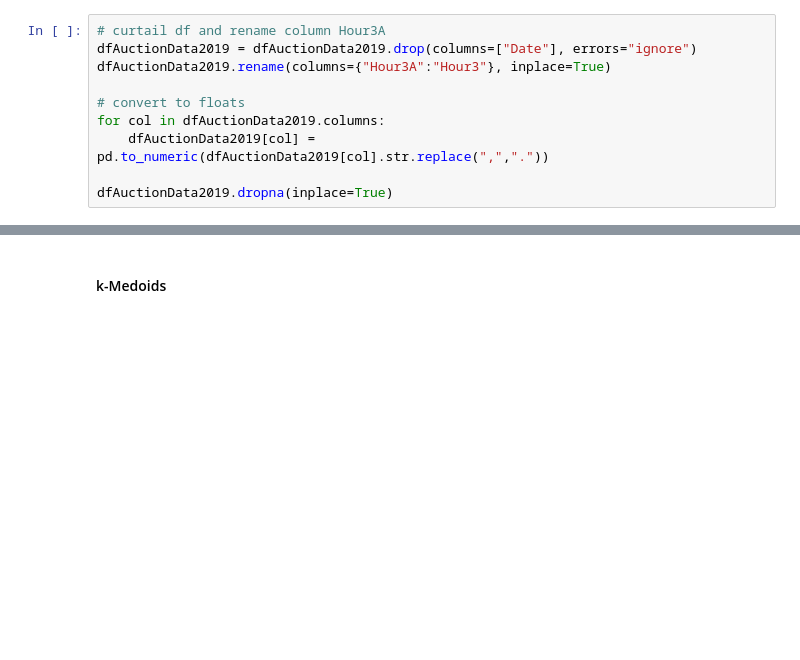
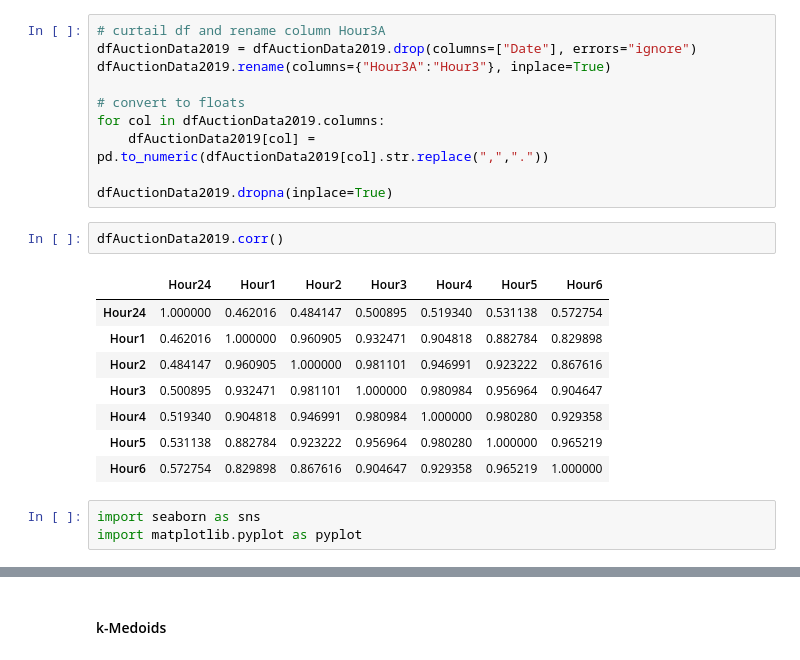
Before and after one commit to Pyosch/ATIS3_Group, a Jupyter notebook: 02_Scenario_Generation.ipynb, the cells around one changed output, grey strips where cells are left out. Drawn from its saved outputs; the diff is of its cells as text; blank space fills up the shorter version.

```diff
--- a/02_Scenario_Generation.ipynb
+++ b/02_Scenario_Generation.ipynb
@@ -494,3 +556,17 @@ for col in dfAuctionData2019.columns:
     dfAuctionData2019[col] = pd.to_numeric(dfAuctionData2019[col].str.replace(",","."))
 
 dfAuctionData2019.dropna(inplace=True)
+# %%
+dfAuctionData2019.corr()
+# %% [output]
+|  | Hour24 | Hour1 | Hour2 | Hour3 | Hour4 | Hour5 | Hour6 |
+| Hour24 | 1.000000 | 0.462016 | 0.484147 | 0.500895 | 0.519340 | 0.531138 | 0.572754 |
+| Hour1 | 0.462016 | 1.000000 | 0.960905 | 0.932471 | 0.904818 | 0.882784 | 0.829898 |
+| Hour2 | 0.484147 | 0.960905 | 1.000000 | 0.981101 | 0.946991 | 0.923222 | 0.867616 |
+| Hour3 | 0.500895 | 0.932471 | 0.981101 | 1.000000 | 0.980984 | 0.956964 | 0.904647 |
+| Hour4 | 0.519340 | 0.904818 | 0.946991 | 0.980984 | 1.000000 | 0.980280 | 0.929358 |
+| Hour5 | 0.531138 | 0.882784 | 0.923222 | 0.956964 | 0.980280 | 1.000000 | 0.965219 |
+| Hour6 | 0.572754 | 0.829898 | 0.867616 | 0.904647 | 0.929358 | 0.965219 | 1.000000 |
+# %%
+import seaborn as sns
+import matplotlib.pyplot as pyplot
```
Also changed, not shown: parts of 18 cells of this notebook, 2 other files.
